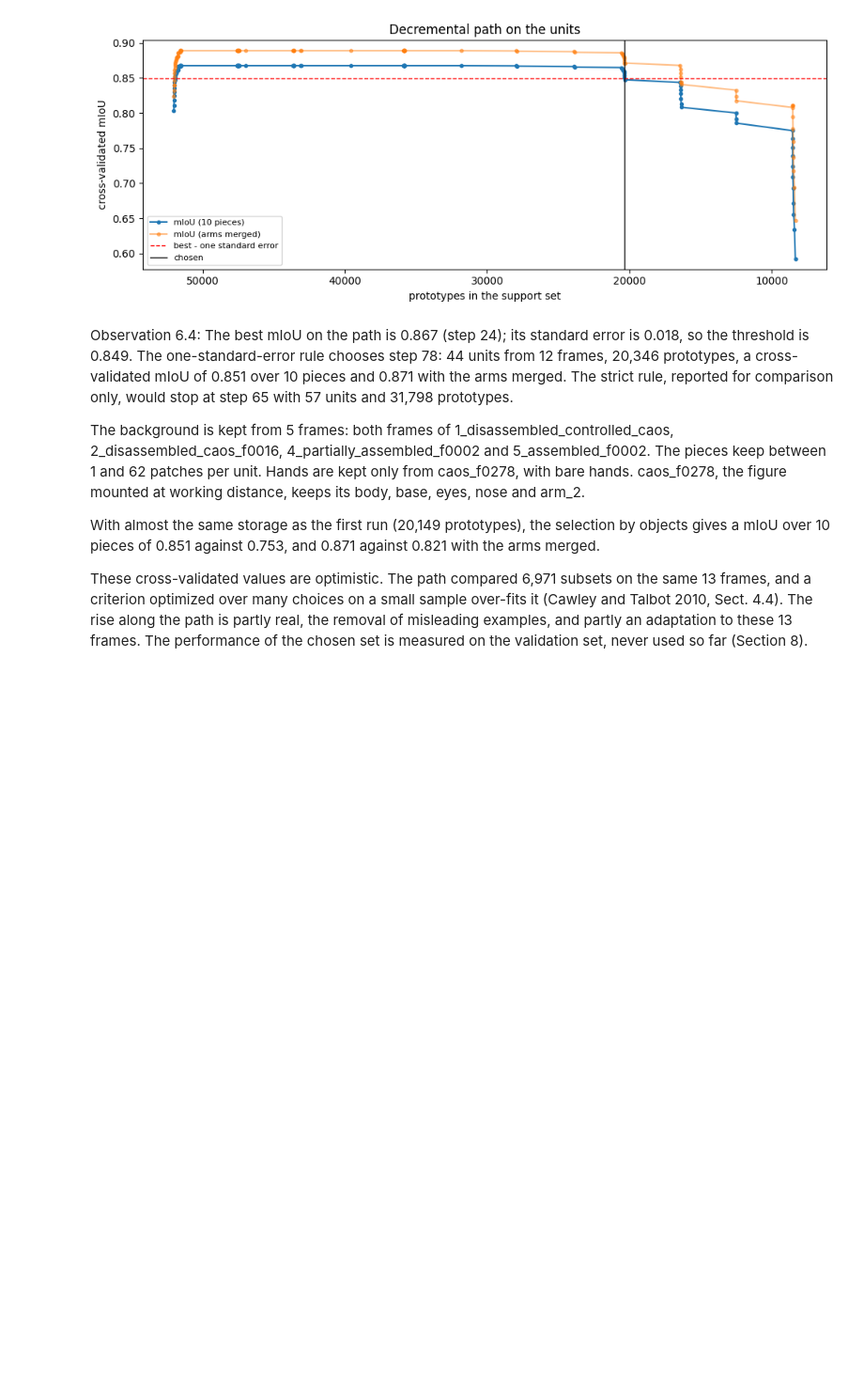
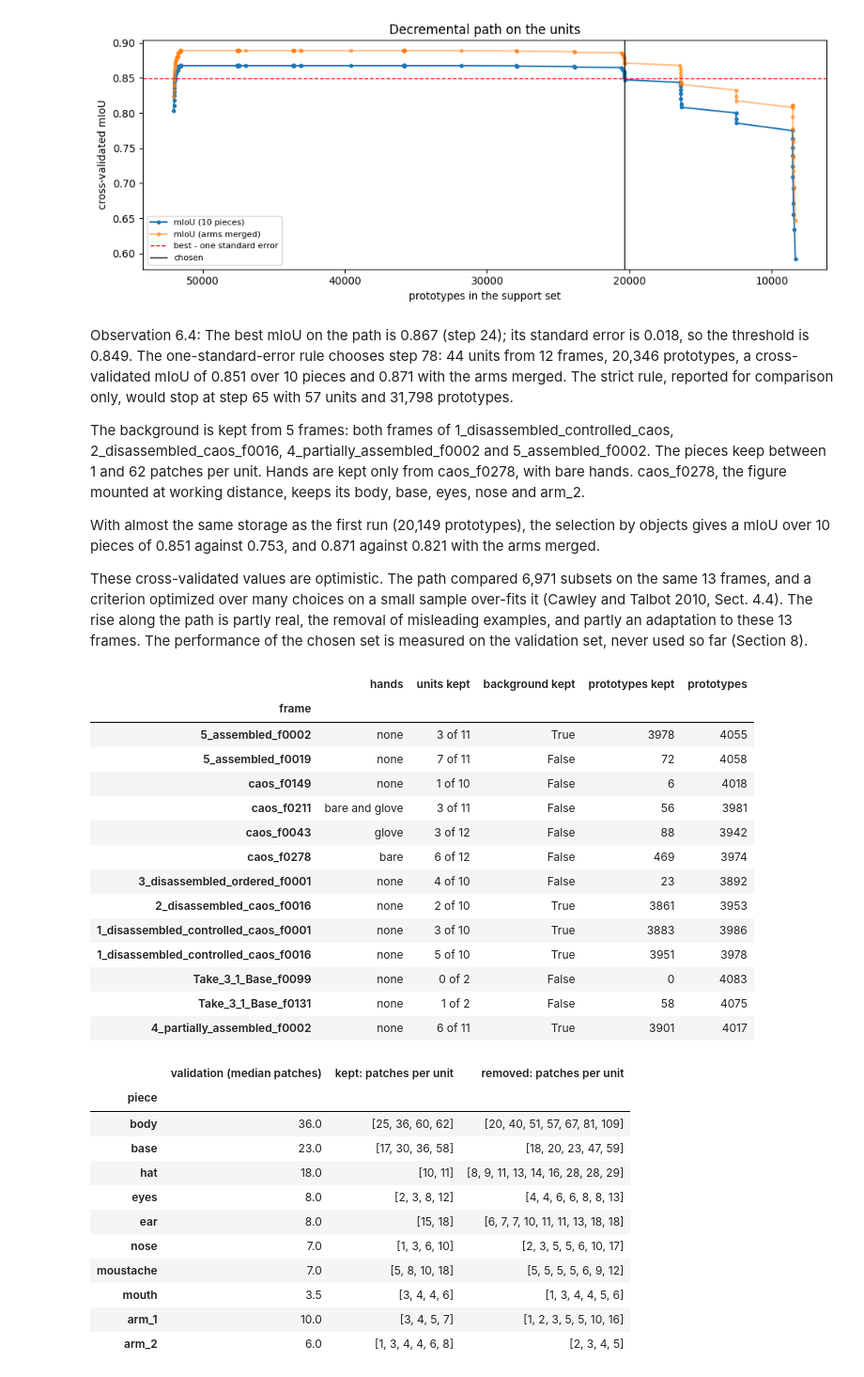
Before and after one commit to xrushofblood/vad_project, a Jupyter notebook: notebooks/phase_1_support_set_v2_study.ipynb, the cells around one changed output. Shown at 94% size. Drawn from its saved outputs; the diff is of its cells as text; code cells hidden in the pictures; blank space fills up the shorter version.

Commit message:
Support-set study on V2: Section 6, description of the selection and whole-frame path

```diff
--- a/notebooks/phase_1_support_set_v2_study.ipynb
+++ b/notebooks/phase_1_support_set_v2_study.ipynb
@@ -1183,3 +1183,65 @@ The background is kept from 5 frames: both frames of 1_disassembled_controlled_c
 With almost the same storage as the first run (20,149 prototypes), the selection by objects gives a mIoU over 10 pieces of 0.851 against 0.753, and 0.871 against 0.821 with the arms merged.
 
 These cross-validated values are optimistic. The path compared 6,971 subsets on the same 13 frames, and a criterion optimized over many choices on a small sample over-fits it (Cawley and Talbot 2010, Sect. 4.4). The rise along the path is partly real, the removal of misleading examples, and partly an adaptation to these 13 frames. The performance of the chosen set is measured on the validation set, never used so far (Section 8).
+# %%
+# 6.5 What the selection kept (description, no choice): hands in every candidate, and the size of every piece unit in
+# patches, compared with the size of the same piece in the validation frames (the scale of use). The viewpoint is not
+# recorded: in egocentric video it has no fixed reference, so a label such as "frontal" is a perception, not a measure.
+HANDS = {"5_assembled_f0002": "none", "5_assembled_f0019": "none", "caos_f0149": "none",
+         "caos_f0211": "bare and glove", "caos_f0043": "glove", "caos_f0278": "bare",
+         "3_disassembled_ordered_f0001": "none", "2_disassembled_caos_f0016": "none",
+         "1_disassembled_controlled_caos_f0001": "none", "1_disassembled_controlled_caos_f0016": "none",
+         "Take_3_1_Base_f0099": "none", "Take_3_1_Base_f0131": "none", "4_partially_assembled_f0002": "none"}
+assert set(HANDS) == {item["frame"] for item in CANDIDATES}
+
+rows = []
+for j, item in enumerate(CANDIDATES):
+    in_frame = [u for u in range(len(UNITS)) if UNITS[u]["candidate"] == j]
+    kept = [u for u in in_frame if CHOSEN_MASK[u]]
+    rows.append({"frame": item["frame"], "hands": HANDS[item["frame"]],
+                 "units kept": f"{len(kept)} of {len(in_frame)}",
+                 "background kept": any(UNIT_CLASS[u] == BACKGROUND_ID for u in kept),
+                 "prototypes kept": int(UNIT_COST[kept].sum()), "prototypes": int(UNIT_COST[in_frame].sum())})
+display(pd.DataFrame(rows).set_index("frame"))
+
+# Size of each piece: patches per unit in the candidates (kept or removed), and per frame in the validation set
+validation_size = {piece: np.median([int((val["gt"] == CLASS_NAMES.index(piece)).sum()) for val in VALIDATION_FRAMES
+                                     if (val["gt"] == CLASS_NAMES.index(piece)).any()])
+                   for piece in PIECE_LABELS}
+rows = []
+for piece in [name for name in CLASS_NAMES if name in PIECE_LABELS]:
+    units = [u for u in range(len(UNITS)) if UNITS[u]["class"] == piece]
+    kept = [UNIT_COST[u] for u in units if CHOSEN_MASK[u]]
+    removed = [UNIT_COST[u] for u in units if not CHOSEN_MASK[u]]
+    rows.append({"piece": piece, "validation (median patches)": validation_size[piece],
+                 "kept: patches per unit": sorted(int(n) for n in kept),
+                 "removed: patches per unit": sorted(int(n) for n in removed)})
+display(pd.DataFrame(rows).set_index("piece"))
+# %% [output]
+|  | hands | units kept | background kept | prototypes kept | prototypes |
+| frame |  |  |  |  |  |
+| 5_assembled_f0002 | none | 3 of 11 | True | 3978 | 4055 |
+| 5_assembled_f0019 | none | 7 of 11 | False | 72 | 4058 |
+| caos_f0149 | none | 1 of 10 | False | 6 | 4018 |
+| caos_f0211 | bare and glove | 3 of 11 | False | 56 | 3981 |
+| caos_f0043 | glove | 3 of 12 | False | 88 | 3942 |
+| caos_f0278 | bare | 6 of 12 | False | 469 | 3974 |
+| 3_disassembled_ordered_f0001 | none | 4 of 10 | False | 23 | 3892 |
+| 2_disassembled_caos_f0016 | none | 2 of 10 | True | 3861 | 3953 |
+| 1_disassembled_controlled_caos_f0001 | none | 3 of 10 | True | 3883 | 3986 |
+| 1_disassembled_controlled_caos_f0016 | none | 5 of 10 | True | 3951 | 3978 |
+| Take_3_1_Base_f0099 | none | 0 of 2 | False | 0 | 4083 |
+| Take_3_1_Base_f0131 | none | 1 of 2 | False | 58 | 4075 |
+| 4_partially_assembled_f0002 | none | 6 of 11 | True | 3901 | 4017 |
+|  | validation (median patches) | kept: patches per unit | removed: patches per unit |
+| piece |  |  |  |
+| body | 36.0 | [25, 36, 60, 62] | [20, 40, 51, 57, 67, 81, 109] |
+| base | 23.0 | [17, 30, 36, 58] | [18, 20, 23, 47, 59] |
+| hat | 18.0 | [10, 11] | [8, 9, 11, 13, 14, 16, 28, 28, 29] |
+| eyes | 8.0 | [2, 3, 8, 12] | [4, 4, 6, 6, 8, 8, 13] |
+| ear | 8.0 | [15, 18] | [6, 7, 7, 10, 11, 11, 13, 18, 18] |
+| nose | 7.0 | [1, 3, 6, 10] | [2, 3, 5, 5, 6, 10, 17] |
+| moustache | 7.0 | [5, 8, 10, 18] | [5, 5, 5, 5, 6, 9, 12] |
+| mouth | 3.5 | [3, 4, 4, 6] | [1, 3, 4, 4, 5, 6] |
+| arm_1 | 10.0 | [3, 4, 5, 7] | [1, 2, 3, 5, 5, 10, 16] |
+| arm_2 | 6.0 | [1, 3, 4, 4, 6, 8] | [2, 3, 4, 5] |
```
Also changed, not shown: parts of 1 cell of this notebook.
